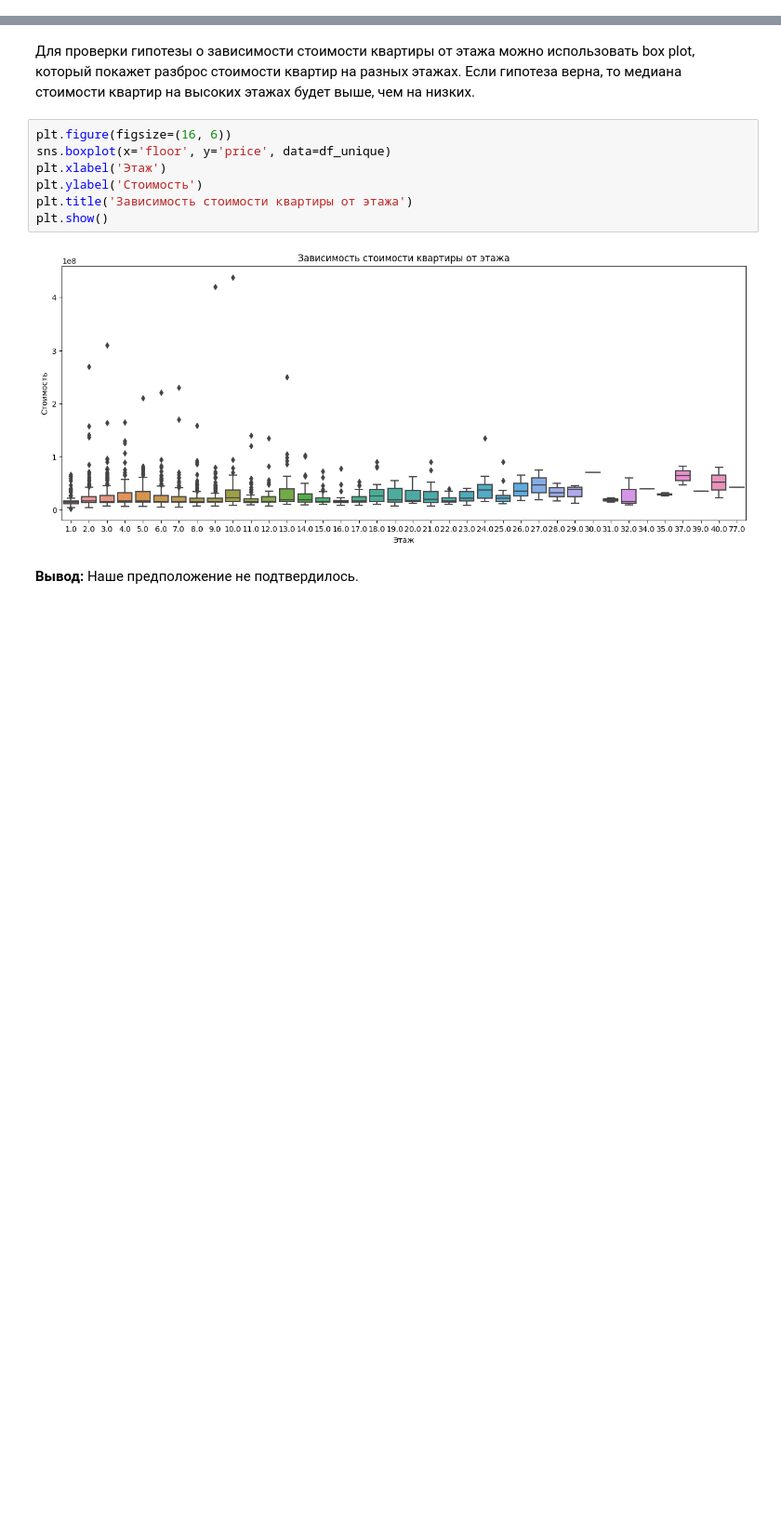
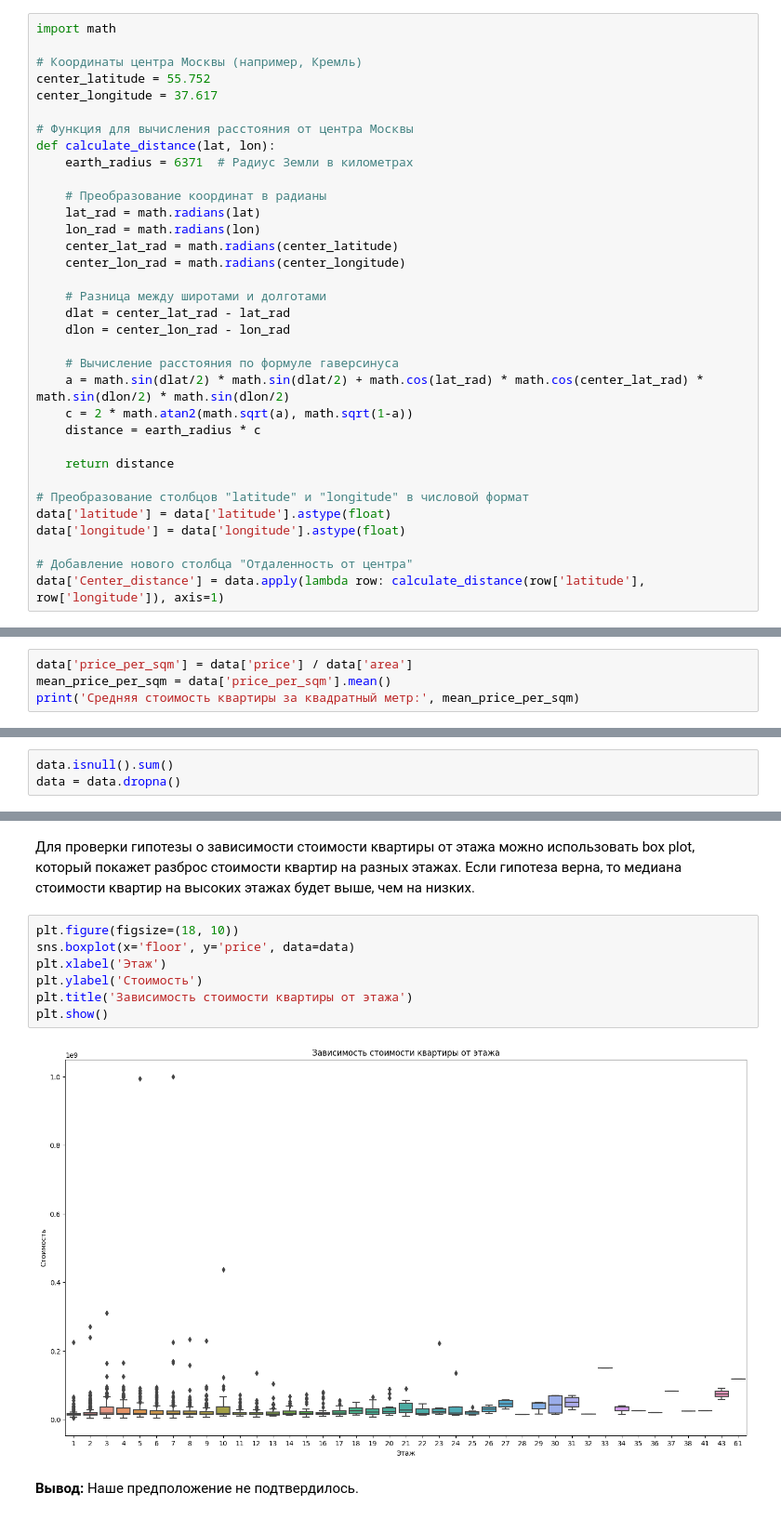
Before and after one commit to rasafarova/MirKva, a Jupyter notebook: HOMEEscapeS.ipynb, the cells around one changed output, grey strips where cells are left out. Shown: that part at 93% size. Saved outputs shown, nothing was run; the diff lists cells and outputs as text; blank space fills up the shorter version.

```diff
--- a/HOMEEscapeS.ipynb
+++ b/HOMEEscapeS.ipynb
@@ -438,0 +267,34 @@ See the caveats in the documentation: https://pandas.pydata.org/pandas-docs/stab
+# %%
+import math
+
+# Координаты центра Москвы (например, Кремль)
+center_latitude = 55.752
+center_longitude = 37.617
+
+# Функция для вычисления расстояния от центра Москвы
+def calculate_distance(lat, lon):
+    earth_radius = 6371  # Радиус Земли в километрах
+
+    # Преобразование координат в радианы
+    lat_rad = math.radians(lat)
+    lon_rad = math.radians(lon)
+    center_lat_rad = math.radians(center_latitude)
+    center_lon_rad = math.radians(center_longitude)
+
+    # Разница между широтами и долготами
+    dlat = center_lat_rad - lat_rad
+    dlon = center_lon_rad - lon_rad
+
+    # Вычисление расстояния по формуле гаверсинуса
+    a = math.sin(dlat/2) * math.sin(dlat/2) + math.cos(lat_rad) * math.cos(center_lat_rad) * math.sin(dlon/2) * math.sin(dlon/2)
+    c = 2 * math.atan2(math.sqrt(a), math.sqrt(1-a))
+    distance = earth_radius * c
+
+    return distance
+
+# Преобразование столбцов "latitude" и "longitude" в числовой формат
+data['latitude'] = data['latitude'].astype(float)
+data['longitude'] = data['longitude'].astype(float)
+
+# Добавление нового столбца "Отдаленность от центра"
+data['Center_distance'] = data.apply(lambda row: calculate_distance(row['latitude'], row['longitude']), axis=1)
@@ -438,0 +303,4 @@ See the caveats in the documentation: https://pandas.pydata.org/pandas-docs/stab
+# %%
+data['price_per_sqm'] = data['price'] / data['area']
+mean_price_per_sqm = data['price_per_sqm'].mean()
+print('Средняя стоимость квартиры за квадратный метр:', mean_price_per_sqm)
@@ -438,0 +309,3 @@ See the caveats in the documentation: https://pandas.pydata.org/pandas-docs/stab
+# %%
+data.isnull().sum()
+data = data.dropna()
@@ -463,14 +482,14 @@ plt.show()
 # %% [markdown]
 Для проверки гипотезы о зависимости стоимости квартиры от этажа можно использовать box plot, который покажет разброс стоимости квартир на разных этажах. Если гипотеза верна, то медиана стоимости квартир на высоких этажах будет выше, чем на низких.
 # %%
-plt.figure(figsize=(16, 6))
-sns.boxplot(x='floor', y='price', data=df_unique)
+plt.figure(figsize=(18, 10))
+sns.boxplot(x='floor', y='price', data=data)
 plt.xlabel('Этаж')
 plt.ylabel('Стоимость')
 plt.title('Зависимость стоимости квартиры от этажа')
 plt.show()
 # %% [output]
-[figure, old version]
+[figure, new version]
 # %% [markdown]
 **Вывод:** Наше предположение не подтвердилось.
 # %% [markdown]
```
Also changed, not shown: parts of 134 cells of this notebook.
